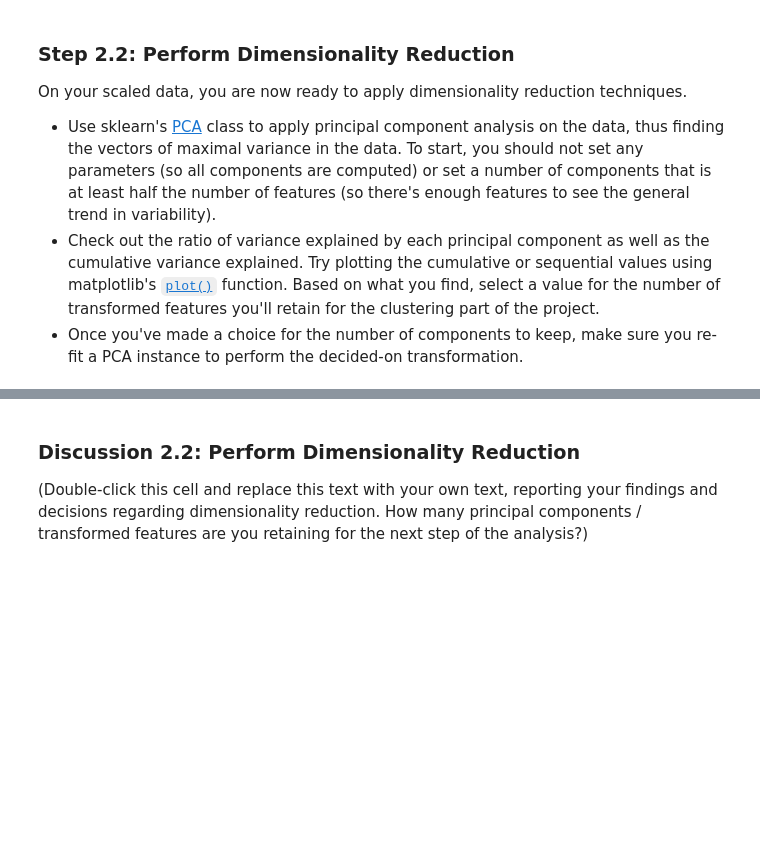
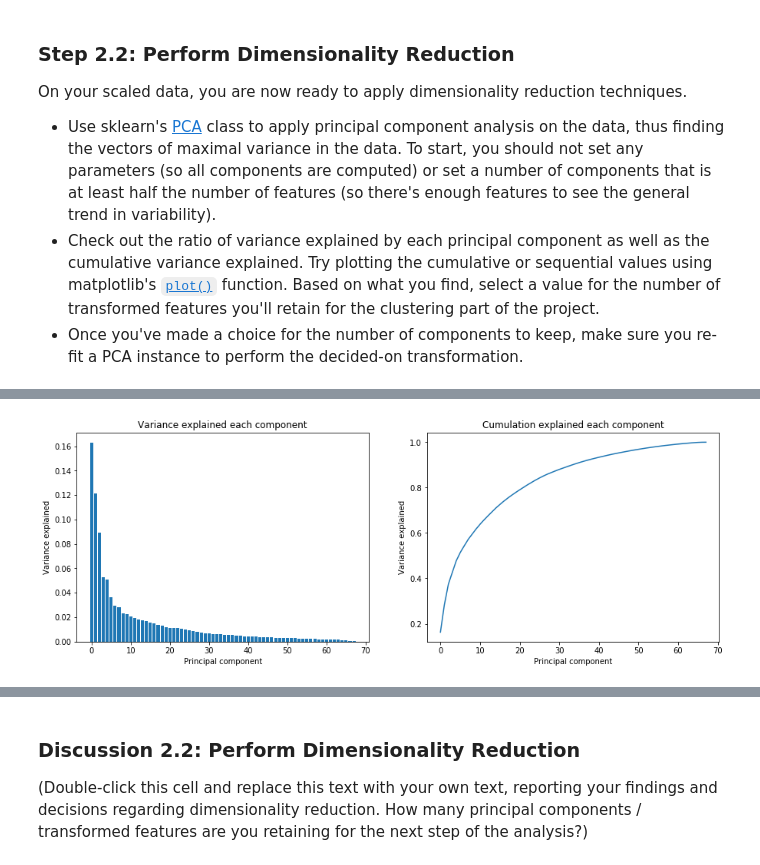
Before and after one commit to jamieYNchan/Udacity-Project, a Jupyter notebook: Identify_Customer_Segments/Identify_Customer_Segments.ipynb, the cells around one changed output, grey strips where cells are left out. Cells and saved outputs as stored; diff of their text form; code cells hidden in the pictures; blank space fills up the shorter version.

```diff
--- a/Identify_Customer_Segments/Identify_Customer_Segments.ipynb
+++ b/Identify_Customer_Segments/Identify_Customer_Segments.ipynb
@@ -780,4 +761,6 @@ print(azdias['CAMEO_INTL_2015_LIFE_STAGE'].head(100))
 Name: CAMEO_INTL_2015_LIFE_STAGE, Length: 100, dtype: float64
+# %%
+azdias.drop(['PRAEGENDE_JUGENDJAHRE', 'CAMEO_INTL_2015'], axis=1, inplace=True)
 # %% [markdown]
 #### Discussion 1.2.2: Engineer Mixed-Type Features
 
@@ -835,3 +850,6 @@ Before we apply dimensionality reduction techniques to the data, we need to perf
 # %%
 # If you've not yet cleaned the dataset of all NaN values, then investigate and
 # do that now.
+
+imputer = Imputer(strategy='median')
+azdias_imputed = imputer.fit_transform(azdias)
@@ -838,5 +866,7 @@ Before we apply dimensionality reduction techniques to the data, we need to perf
 # %%
 # Apply feature scaling to the general population demographics data.
+scaler = StandardScaler()
+azdias_imputed_scaled = scaler.fit_transform(azdias_imputed)
 # %% [markdown]
 ### Discussion 2.1: Apply Feature Scaling
 
@@ -851,3 +898,5 @@ On your scaled data, you are now ready to apply dimensionality reduction techniq
 - Once you've made a choice for the number of components to keep, make sure you re-fit a PCA instance to perform the decided-on transformation.
 # %%
 # Apply PCA to the data.
+pca = PCA()
+pca.fit_transform(azdias_imputed_scaled)
@@ -856,2 +917,24 @@ On your scaled data, you are now ready to apply dimensionality reduction techniq
+# %%
+# Investigate the variance accounted for by each principal component.
+
+
+def show_plot(pca):
+    n_components = len(pca.explained_variance_ratio_)
+    fig, ax = plt.subplots(ncols=2, figsize=(15,5))
+
+    ax[0].title.set_text('Variance explained each component')
+    ax[1].title.set_text('Cumulation explained each component')
+
+    ax[0].bar(range(n_components), pca.explained_variance_ratio_)
+    ax[1].plot(range(n_components), np.cumsum(pca.explained_variance_ratio_))
+
+    ax[0].set_xlabel("Principal component")
+    ax[0].set_ylabel("Variance explained")
+    ax[1].set_xlabel("Principal component")
+    ax[1].set_ylabel("Variance explained")
+
+show_plot(pca)
+# %% [output]
+[figure, added]
 # %%
 # Re-apply PCA to the data while selecting for number of components to retain.
```
Also changed, not shown: parts of 41 cells of this notebook.
